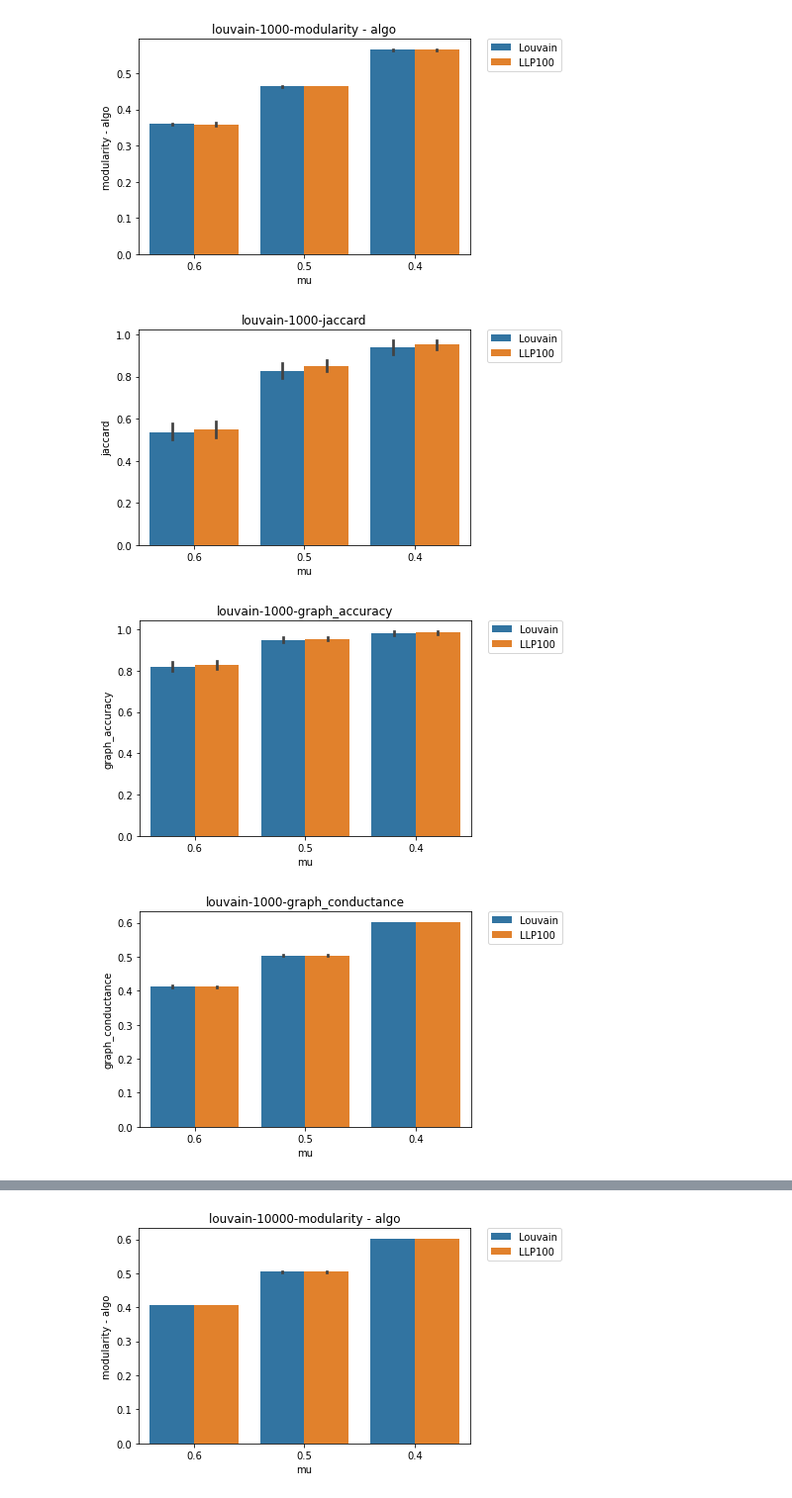
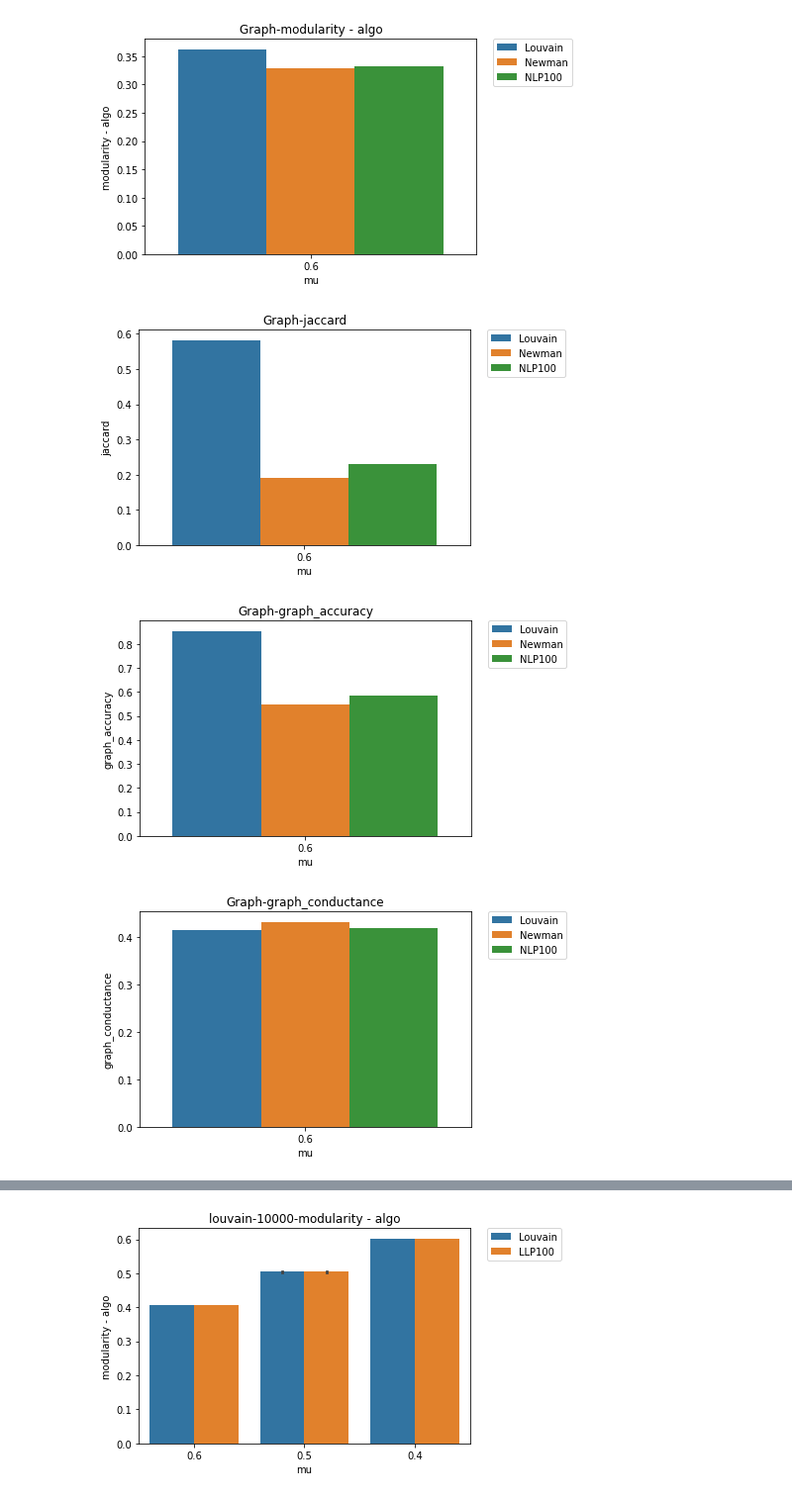
Before and after one commit to keskim1111/network-analysis, a Jupyter notebook: visualization/create_bar_plots_tests.ipynb, the cells around one changed output, grey strips where cells are left out. Shown: that part at 99% size. Cells and saved outputs as stored; diff of their text form; code cells hidden in the pictures.

Commit message:
louvain working neaman working

```diff
--- a/visualization/create_bar_plots_tests.ipynb
+++ b/visualization/create_bar_plots_tests.ipynb
@@ -96,13 +96,13 @@ def create_bar_graphs(df, evals, title="Graph"):
 
 evals=["modularity - algo", "jaccard","graph_accuracy","graph_conductance"]
 # %%
-input_folder = "15-06-2022--10-52-43 split ilp 1000"
+input_folder = "15-06-2022--17-59-33"
 df = run_visu(input_folder)
-create_bar_graphs(df,evals,title="louvain-1000")
+create_bar_graphs(df,evals)
 print_means(df, evals)
-# display(df)
+display(df)
 # %% [output]
-[figure, old version]
+[figure, new version]
-[figure, old version]
+[figure, new version]
-[figure, old version]
+[figure, new version]
-[figure, old version]
+[figure, new version]
```
Also changed, not shown: parts of 1 cell of this notebook, 2 other files.
